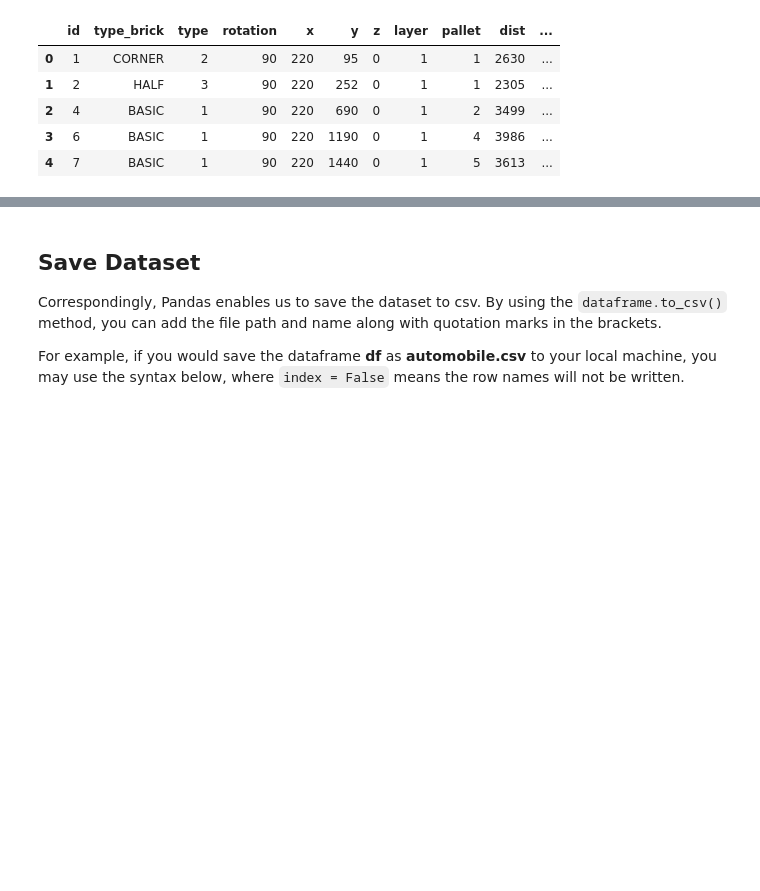
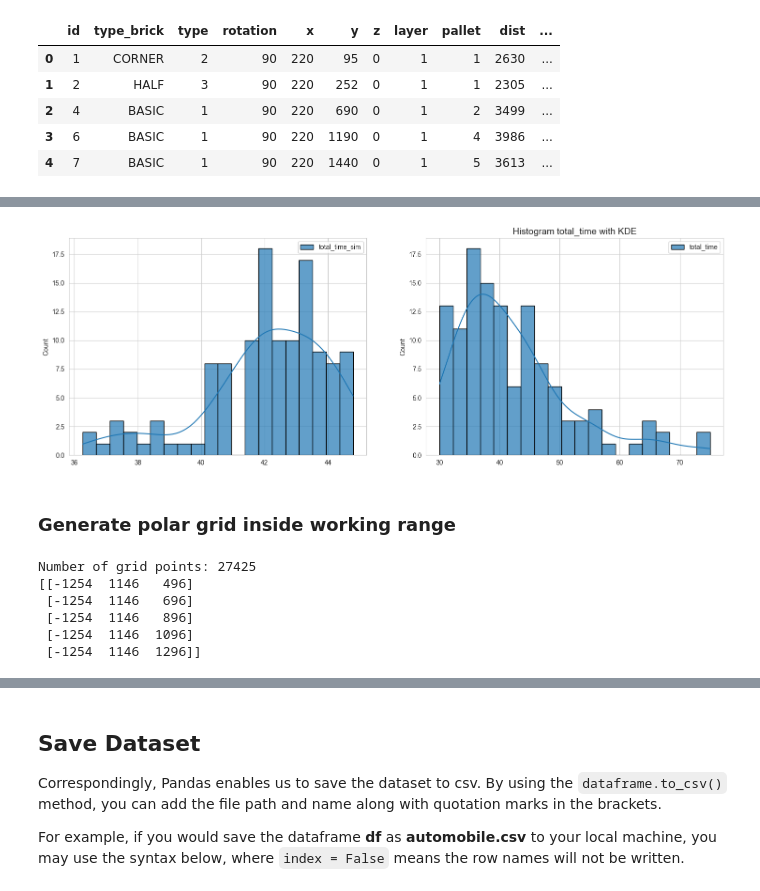
Before and after one commit to UsmanovSla/MGD-RSS, a Jupyter notebook: model/02_DetermModel/DM_02_Model_Parameters.ipynb, the cells around one changed output, grey strips where cells are left out. Saved outputs shown, nothing was run; the diff lists cells and outputs as text; code cells hidden in the pictures; blank space fills up the shorter version.

```diff
--- a/model/02_DetermModel/DM_02_Model_Parameters.ipynb
+++ b/model/02_DetermModel/DM_02_Model_Parameters.ipynb
@@ -94,0 +126,23 @@ df.head()
+# %%
+# Histogram with KDE (Kernel Density Estimation)
+
+import seaborn as sns
+import matplotlib.pyplot as plt
+sns.set_style('whitegrid')
+
+# Generate random data
+data = np.random.normal(loc=0, scale=1, size=100)  # Normally distributed data
+
+# Create the plot
+fig, axs = plt.subplots(ncols=2, figsize=(18, 6))
+# Add titles and labels
+sns.histplot(df[['total_time']], kde=True, bins=20, color="skyblue", label='real total_time', edgecolor="black", alpha=0.7, ax=axs[1])
+sns.histplot(df[['total_time_sim']], kde=True, bins=20, label='real total_time', edgecolor="black", alpha=0.7, ax=axs[0])
+
+plt.title("Histogram total_time with KDE", fontsize=14)
+# Show the plot
+plt.show()
+# %% [output]
+[figure, added]
+# %% [markdown]
+### Generate polar grid inside working range
@@ -94,0 +182,17 @@ df.head()
+# %%
+points = generate_grid_between_spheres(
+    center=(2450, 2250, 1000),
+    r_inner=range_min,
+    r_outer=range_max,
+    spacing=grid_simulation
+)
+
+print("Number of grid points:", len(points))
+print(points[:5])
+# %% [output]
+Number of grid points: 27425
+[[-1254  1146   496]
+ [-1254  1146   696]
+ [-1254  1146   896]
+ [-1254  1146  1096]
+ [-1254  1146  1296]]
```
Also changed, not shown: parts of 10 cells of this notebook, 1 other file.
